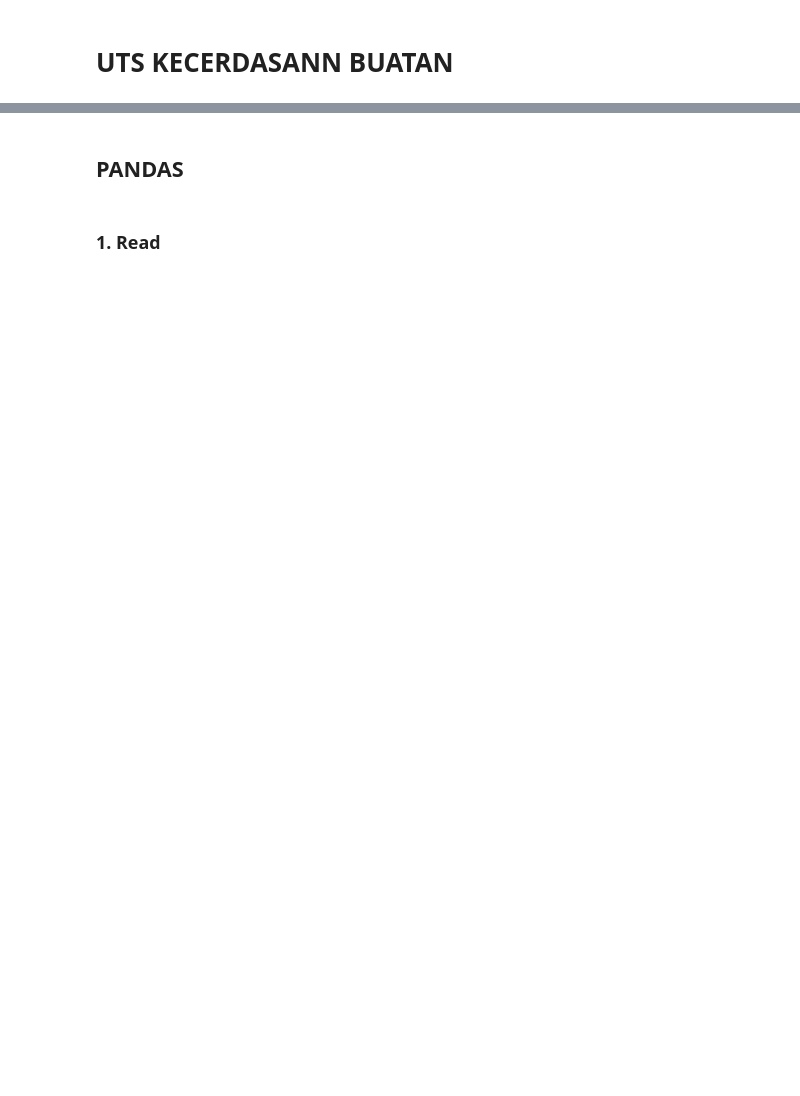
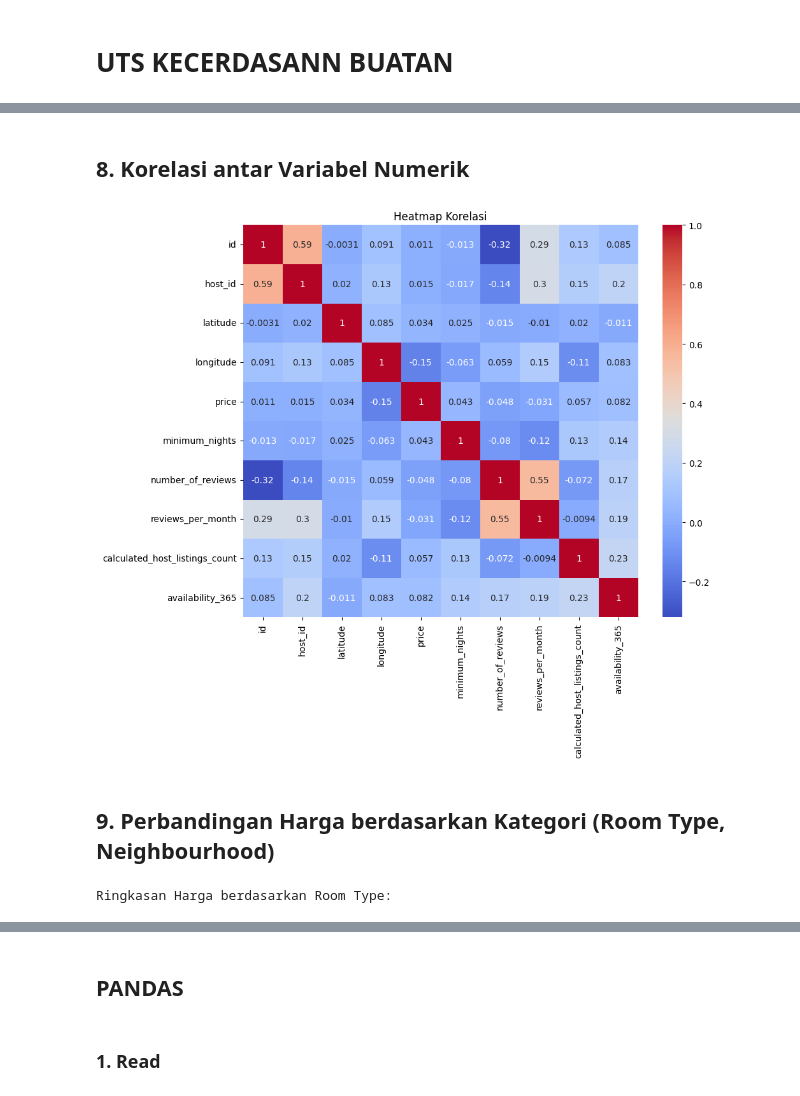
Before and after one commit to Zaxzz/kecerdasan_buatan, a Jupyter notebook: UTS_AI.ipynb, the cells around one changed output, grey strips where cells are left out. Cells and saved outputs as stored; diff of their text form; code cells hidden in the pictures; blank space fills up the shorter version.

```diff
--- a/UTS_AI.ipynb
+++ b/UTS_AI.ipynb
@@ -28,0 +149,20 @@ import matplotlib.pyplot as plt
+# %% [markdown]
+## 8. Korelasi antar Variabel Numerik
+# %%
+import seaborn as sns
+
+plt.figure(figsize=(10,8))
+sns.heatmap(df_airbnb.corr(numeric_only=True), annot=True, cmap='coolwarm')
+plt.title('Heatmap Korelasi')
+plt.show()
+# %% [output]
+[figure, added]
+# %% [markdown]
+## 9. Perbandingan Harga berdasarkan Kategori (Room Type, Neighbourhood)
+# %%
+if 'room_type' in df_airbnb.columns:
+    room_summary = df_airbnb.groupby('room_type')['price'].describe()
+    print("Ringkasan Harga berdasarkan Room Type:")
+    print(room_summary)
+# %% [output]
+Ringkasan Harga berdasarkan Room Type:
```
Also changed, not shown: parts of 16 cells of this notebook.
